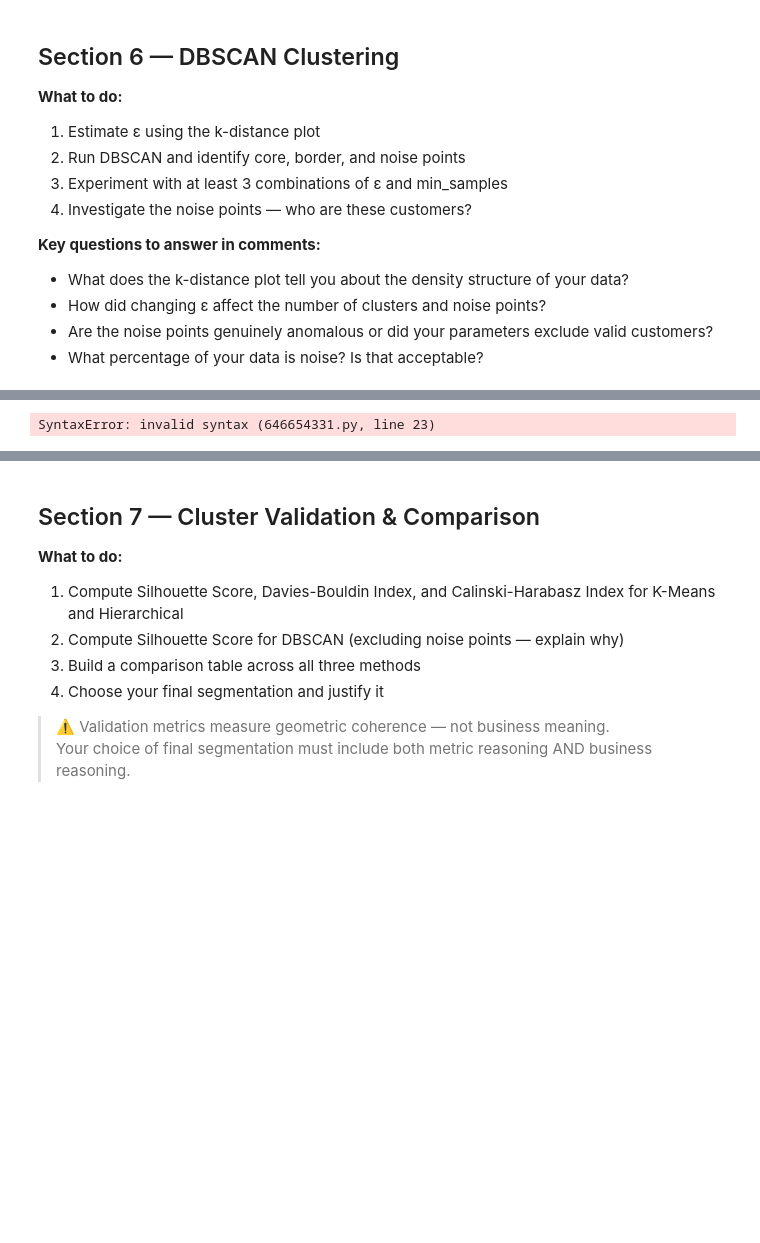
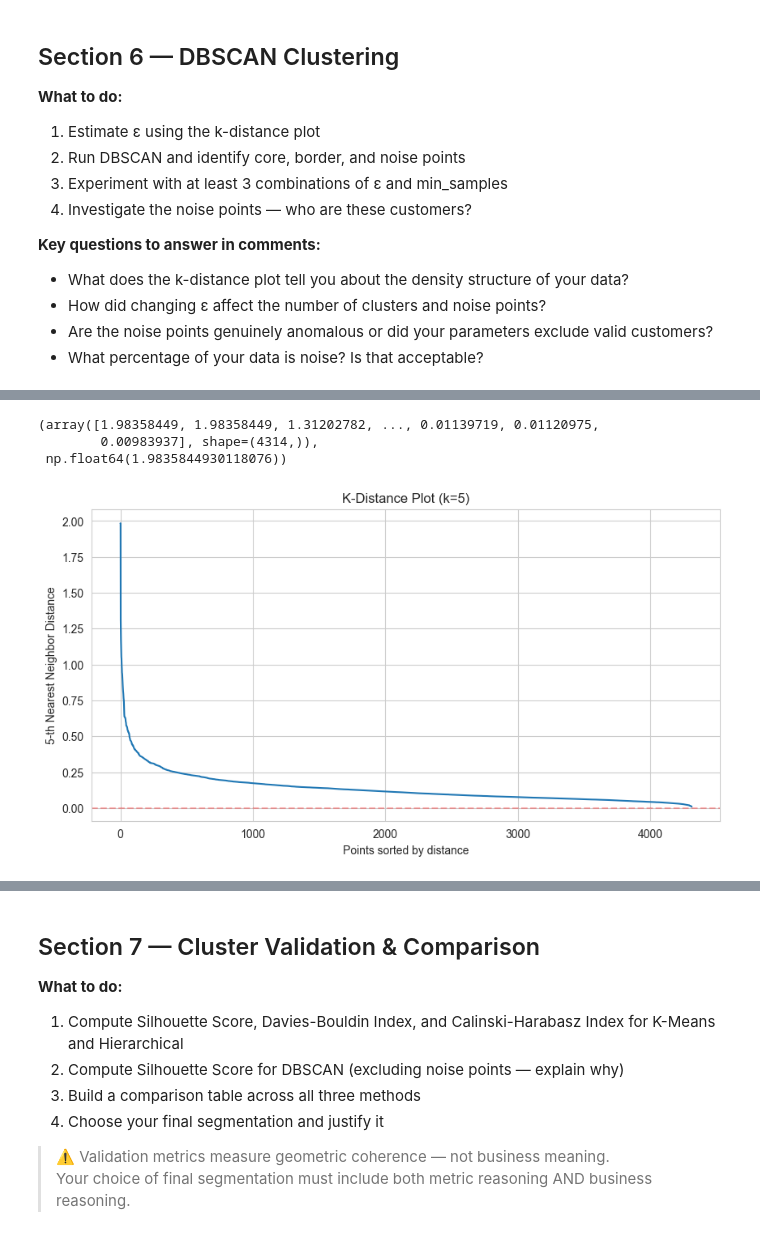
Before and after one commit to CodexAarogya/Fusemachines-Assignments, a Jupyter notebook: week-7/Assignment/Week_7_Clustering_Assignment.ipynb, the cells around one changed output, grey strips where cells are left out. Drawn from its saved outputs; the diff is of its cells as text; code cells hidden in the pictures; blank space fills up the shorter version.

Commit message:
Completed week-7 assignment for clustering

```diff
--- a/week-7/Assignment/Week_7_Clustering_Assignment.ipynb
+++ b/week-7/Assignment/Week_7_Clustering_Assignment.ipynb
@@ -943,29 +982,28 @@ plt.show()
+# %%
+k_distances, distances.max()  # sorting the 5th nearest neighbors from all the clusters formed in descending order
+# %% [output]
+(array([1.98358449, 1.98358449, 1.31202782, ..., 0.01139719, 0.01120975,
+        0.00983937], shape=(4314,)),
+ np.float64(1.9835844930118076))
 # %%
-# ── Step 1: K-Distance Plot to Estimate Epsilon ──────────────────────────────
-# Fit NearestNeighbors with k = min_samples you intend to use
-MIN_SAMPLES = 5  # start here, adjust after seeing results
 
-nbrs = NearestNeighbors(n_neighbors=MIN_SAMPLES)
-nbrs.fit(X_scaled)
-distances, indices = nbrs.kneighbors(X_scaled)
-
-# Sort the k-th nearest neighbor distances
-k_distances = np.sort(distances[:, MIN_SAMPLES - 1])[::-1]
 
 plt.figure(figsize=(10, 5))
 plt.plot(k_distances)
 plt.title(f'K-Distance Plot (k={MIN_SAMPLES})')
 plt.xlabel('Points sorted by distance')
 plt.ylabel(f'{MIN_SAMPLES}-th Nearest Neighbor Distance')
 plt.axhline(y=0, color='r', linestyle='--', alpha=0.3)
 plt.show()
 
 # YOUR OBSERVATION HERE:
 # Where is the elbow in this plot?
+# 0.3
 # What epsilon value does it suggest?
-EPSILON_ESTIMATE = # YOUR CHOICE HERE
+# 0.3 to 0.4
+EPSILON_ESTIMATE = 0.3
 # %% [output]
-SyntaxError: invalid syntax (646654331.py, line 23)
+[figure, added]
 # %%
 # ── Step 2: Run DBSCAN and Experiment ────────────────────────────────────────
 # Try at least 3 combinations of eps and min_samples
```
Also changed, not shown: parts of 15 cells of this notebook.
